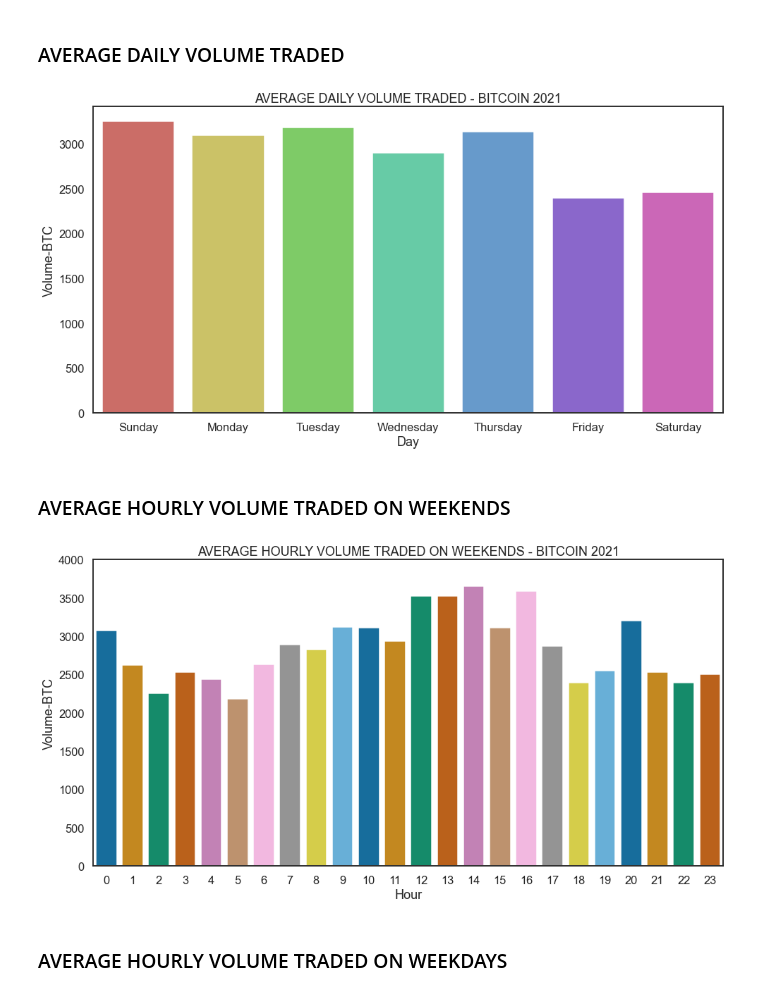
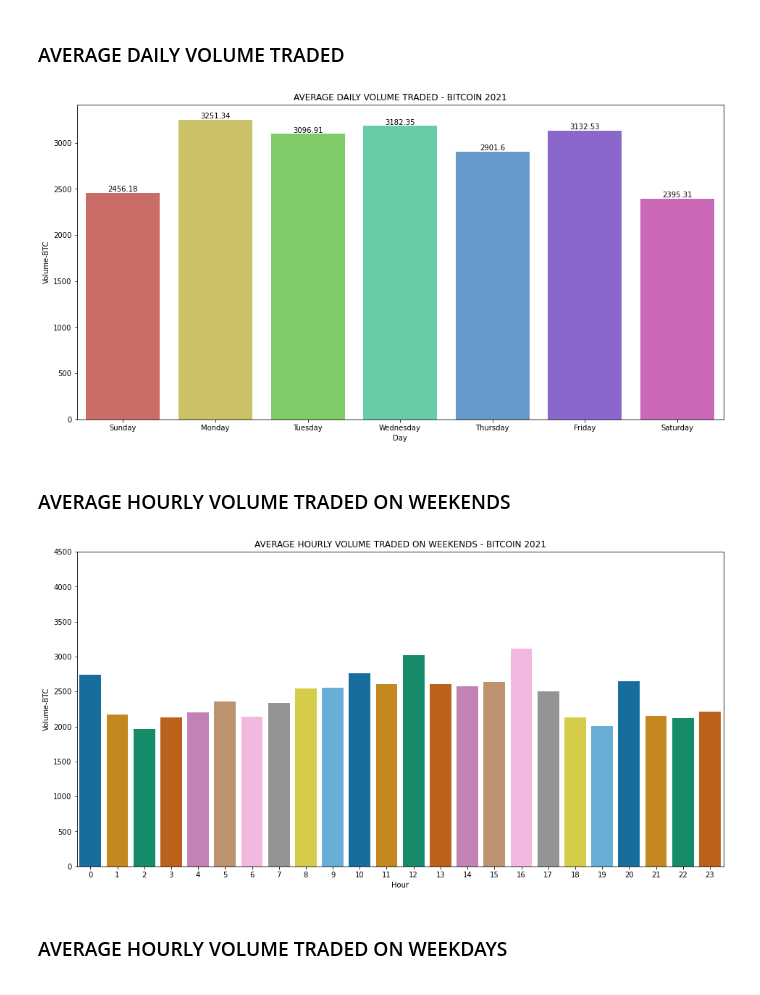
Before and after one commit to Lakshmi-1212/CryptoTradersAnalysis, a Jupyter notebook: CryptoTradersAnalyzer.ipynb, the cells around one changed output. Saved outputs shown, nothing was run; the diff lists cells and outputs as text; code cells hidden in the pictures.

Commit message:
Updated analysis

```diff
--- a/CryptoTradersAnalyzer.ipynb
+++ b/CryptoTradersAnalyzer.ipynb
@@ -70,17 +72,20 @@ INVESTMENT_AMOUNT_DOLLARS = 500
 # %% [markdown]
 ### CORRECT DATETIME
 # %%
-def set_datetime(row):
-    try:
-        row['actual_date'] = pd.to_datetime(row['date'])
-    except:
-        row['actual_date'] = pd.to_datetime(row['date'], format='%Y-%m-%d %I-%p')
+def update_actual_date(unix_epoch, timezone):
 
-    return row
+    unix_epoch_value = unix_epoch/1000 if (len(str(int(unix_epoch))) == 13) else unix_epoch
+
+    if timezone is not None:
+        return datetime.fromtimestamp(unix_epoch_value, pytz.timezone(timezone))
+    else:
+        return datetime.fromtimestamp(unix_epoch_value)
+
+
 
 def set_actual_date(data_df):
     # Set the datetime column
-    data_df =  data_df.apply(lambda x: set_datetime(x),axis=1)
+    data_df['actual_date'] = data_df['unix'].apply(lambda x: update_actual_date(x,ANALYSIS_TIMEZONE))
     return data_df
 # %% [markdown]
 ### FILTER DATA
@@ -310,7 +288,8 @@ def display_window_pattern(pattern_df, title_string):
 # %% [markdown]
 ## LOAD THE DATA
 # %%
-complete_1h_df = pd.read_csv('data/Binance_BTCUSDT_1h.csv')
+
+complete_1h_df = pd.read_csv(INPUT_HOURLY_DATA_FILEPATH)
 complete_1h_df = set_actual_date(complete_1h_df)
 
 print(f'Shape - initial:{complete_1h_df.shape}')
@@ -357,18 +337,22 @@ plot_data_bar(avg_hourly_trade,VOLUME_COLUMN,'AVERAGE HOURLY VOLUME TRADED - BIT
 ### AVERAGE DAILY VOLUME TRADED
 # %%
 avg_weekly_trade = pd.DataFrame(scrip_1h_df.groupby(['day'])[VOLUME_COLUMN].mean().sort_values(ascending=False))
-plot_data_bar(avg_weekly_trade.loc[DAYS_OF_WEEK],VOLUME_COLUMN,'AVERAGE DAILY VOLUME TRADED - BITCOIN 2021','Day','Volume-BTC')
+
+print("\n\n")
+plot_data_bar(avg_weekly_trade.loc[DAYS_OF_WEEK],VOLUME_COLUMN,
+              f'AVERAGE DAILY VOLUME TRADED - {scrip_name} 2021','Day',f'Volume-{scrip}', show_yvalue = True)
 # %% [output]
-[figure, old version]
+[figure, new version]
 # %% [markdown]
 ### AVERAGE HOURLY VOLUME TRADED ON WEEKENDS
 # %%
 avg_weekend_hourly_trade = pd.DataFrame(scrip_1h_df[scrip_1h_df['day'].isin(WEEKEND_DAYS)].groupby(['hour'])[VOLUME_COLUMN].mean().sort_values(ascending=False))
 avg_weekend_hourly_trade.sort_index(inplace=True)
-plot_data_bar(avg_weekend_hourly_trade,VOLUME_COLUMN,'AVERAGE HOURLY VOLUME TRADED ON WEEKENDS - BITCOIN 2021','Hour','Volume-BTC',
-             palette_type = 'colorblind',ylimmax = 4000)
+print("\n")
+plot_data_bar(avg_weekend_hourly_trade,VOLUME_COLUMN,f'AVERAGE HOURLY VOLUME TRADED ON WEEKENDS - {scrip_name} 2021','Hour',f'Volume-{scrip}',
+             palette_type = 'colorblind',ylimmax = 4500)
 # %% [output]
-[figure, old version]
+[figure, new version]
 # %% [markdown]
 ### AVERAGE HOURLY VOLUME TRADED ON WEEKDAYS
 # %%
```
Also changed, not shown: parts of 53 cells of this notebook.
